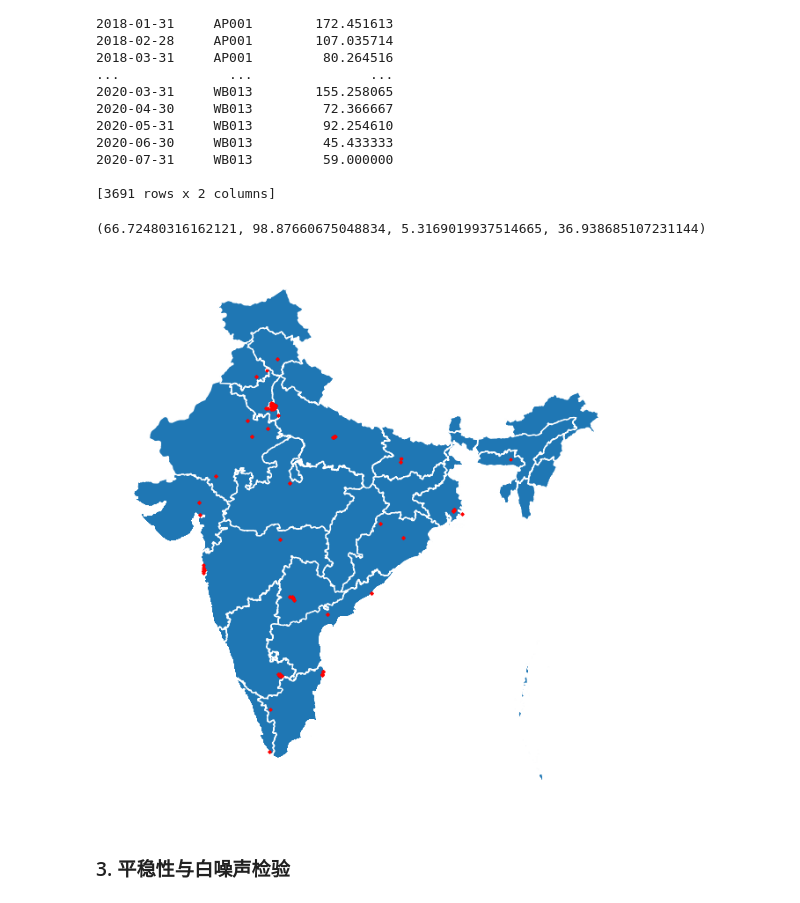
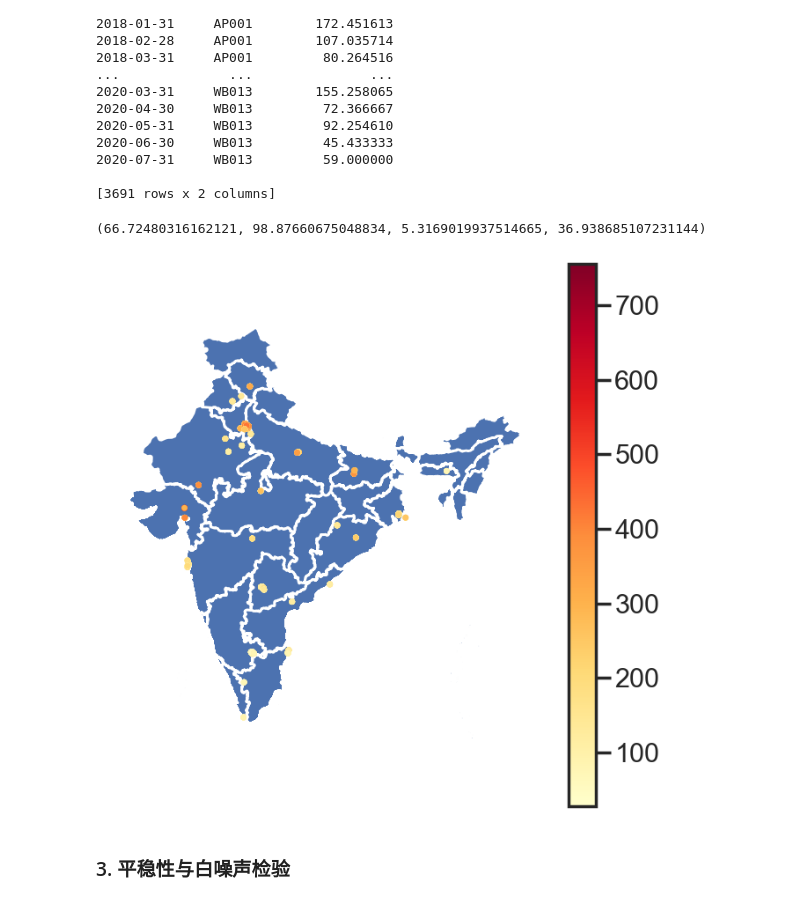
Before and after one commit to TREXA23187/air_quality, a Jupyter notebook: main.ipynb, the cells around one changed output. Saved outputs shown, nothing was run; the diff lists cells and outputs as text; code cells hidden in the pictures.

```diff
--- a/main.ipynb
+++ b/main.ipynb
@@ -176,28 +176,27 @@ Date
 # %%
 import geopandas as gpd
 from pyproj import CRS
 
 CRS_4326 = CRS('epsg:4326')
 
 india_with_geo_month_mean_2019 = india_with_geo_month_mean_total.loc['2019']
 india_with_geo_month_mean_2019['latitude'] = india_with_geo_month_mean_2019['StationId'].apply(
     lambda x: station_geo_map[x][0])
 india_with_geo_month_mean_2019['longitude'] = india_with_geo_month_mean_2019['StationId'].apply(
     lambda x: station_geo_map[x][1])
 
 latitude = india_with_geo_month_mean_2019.latitude
 longitude = india_with_geo_month_mean_2019.longitude
 india_with_geo_month_mean_2019_gdf = gpd.GeoDataFrame(india_with_geo_month_mean_2019,
                                                       geometry=gpd.points_from_xy(longitude, latitude), crs=CRS_4326)
 
 fig, ax = plt.subplots(figsize=(8, 8))
 india = gpd.read_file('shp/IND_adm1.shp')
 india.plot(ax=ax)
-india_with_geo_month_mean_2019_gdf.plot(markersize=2, ax=ax,
-                                        color='red')
+india_with_geo_month_mean_2019_gdf.plot(markersize=8, ax=ax, column='AQI_Monthly_Mean', cmap='YlOrRd', legend=True)
 ax.axis('off')
 # %% [output]
 (66.72480316162121, 98.87660675048834, 5.3169019937514665, 36.938685107231144)
-[figure, old version]
+[figure, new version]
 # %% [markdown]
 ### 3. 平稳性与白噪声检验
```
Also changed, not shown: parts of 20 cells of this notebook, 2 other files.
